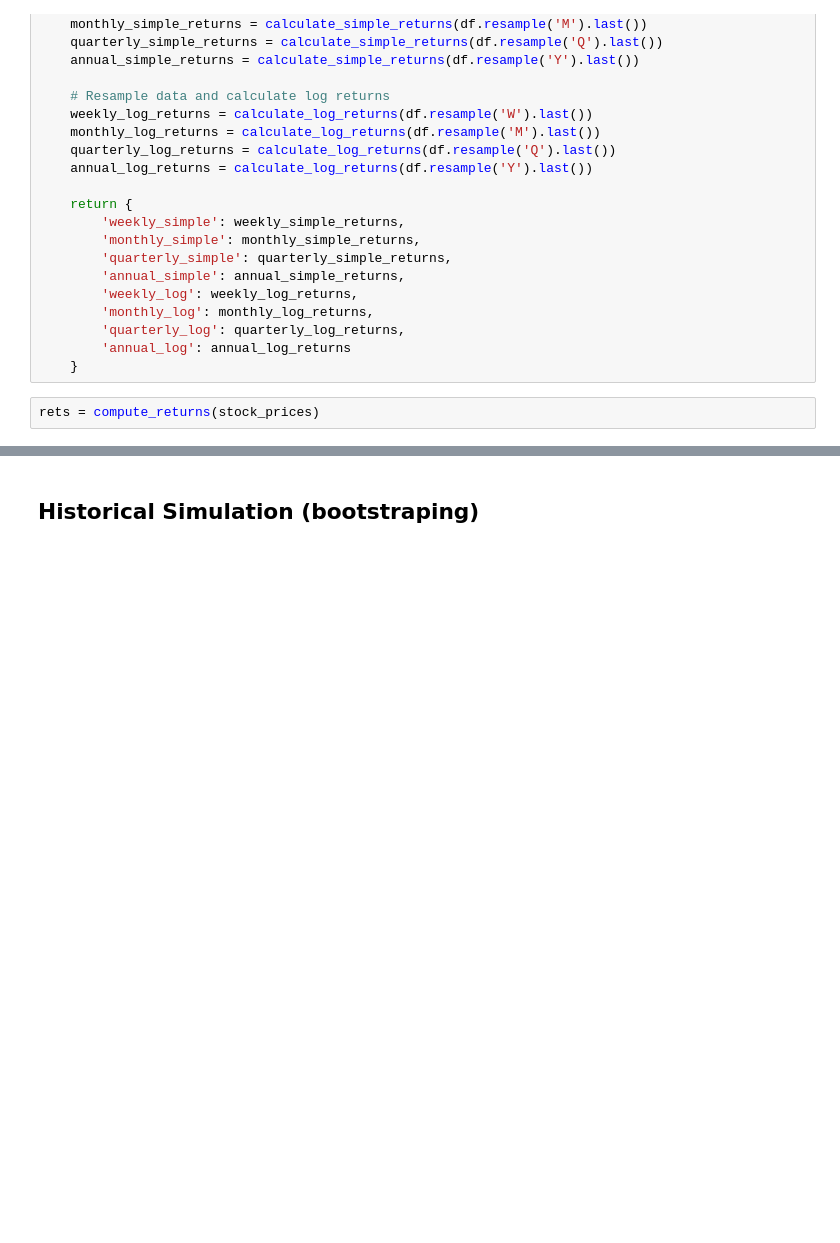
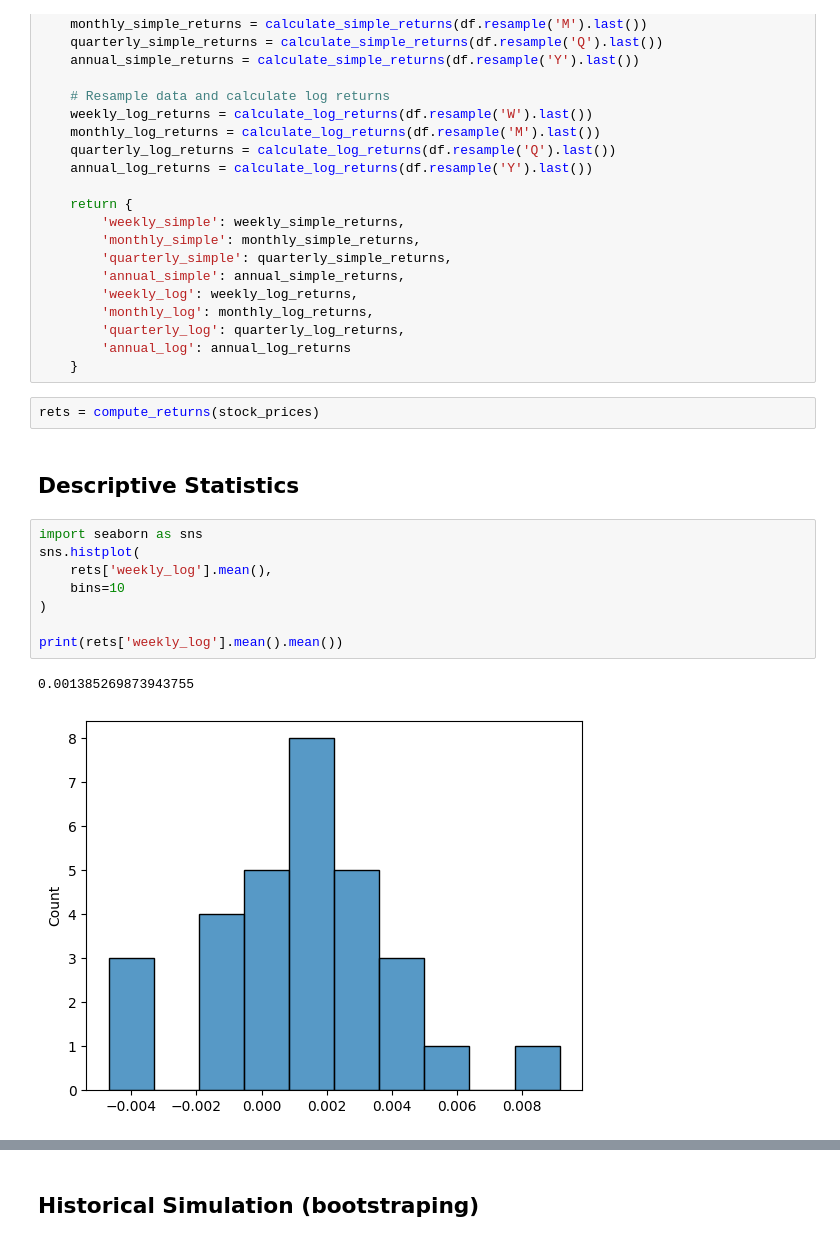
Before and after one commit to paulprayer110/stockprediction, a Jupyter notebook: test.ipynb, the cells around one changed output, grey strips where cells are left out. Saved outputs shown, nothing was run; the diff lists cells and outputs as text; blank space fills up the shorter version.

```diff
--- a/test.ipynb
+++ b/test.ipynb
@@ -70,3 +73,16 @@ def compute_returns(df):
     }
 # %%
 rets = compute_returns(stock_prices)
+# %% [markdown]
+## Descriptive Statistics
+# %%
+import seaborn as sns
+sns.histplot(
+    rets['weekly_log'].mean(),
+    bins=10
+)
+
+print(rets['weekly_log'].mean().mean())
+# %% [output]
+0.001385269873943755
+[figure, added]
```
Also changed, not shown: parts of 8 cells of this notebook, 1 other file.
